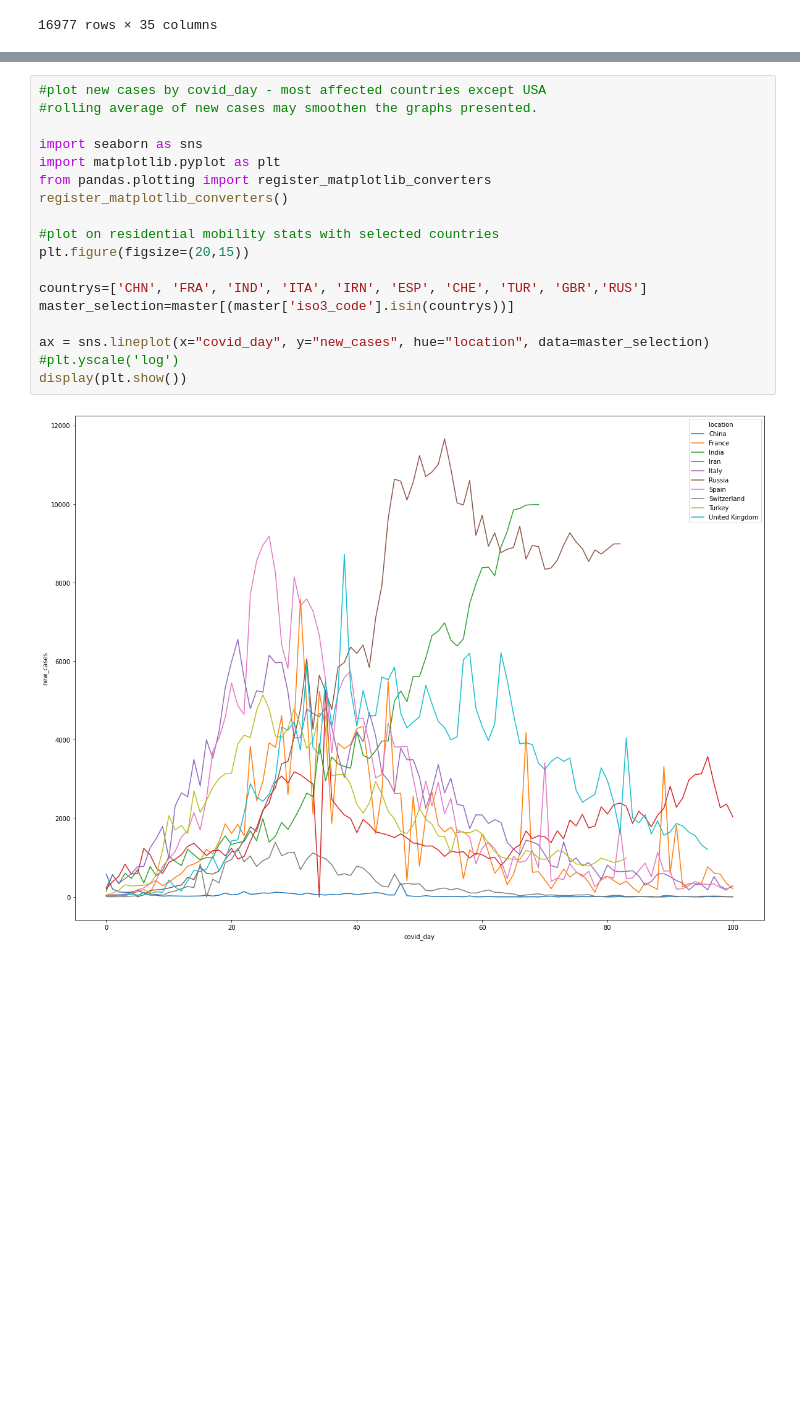
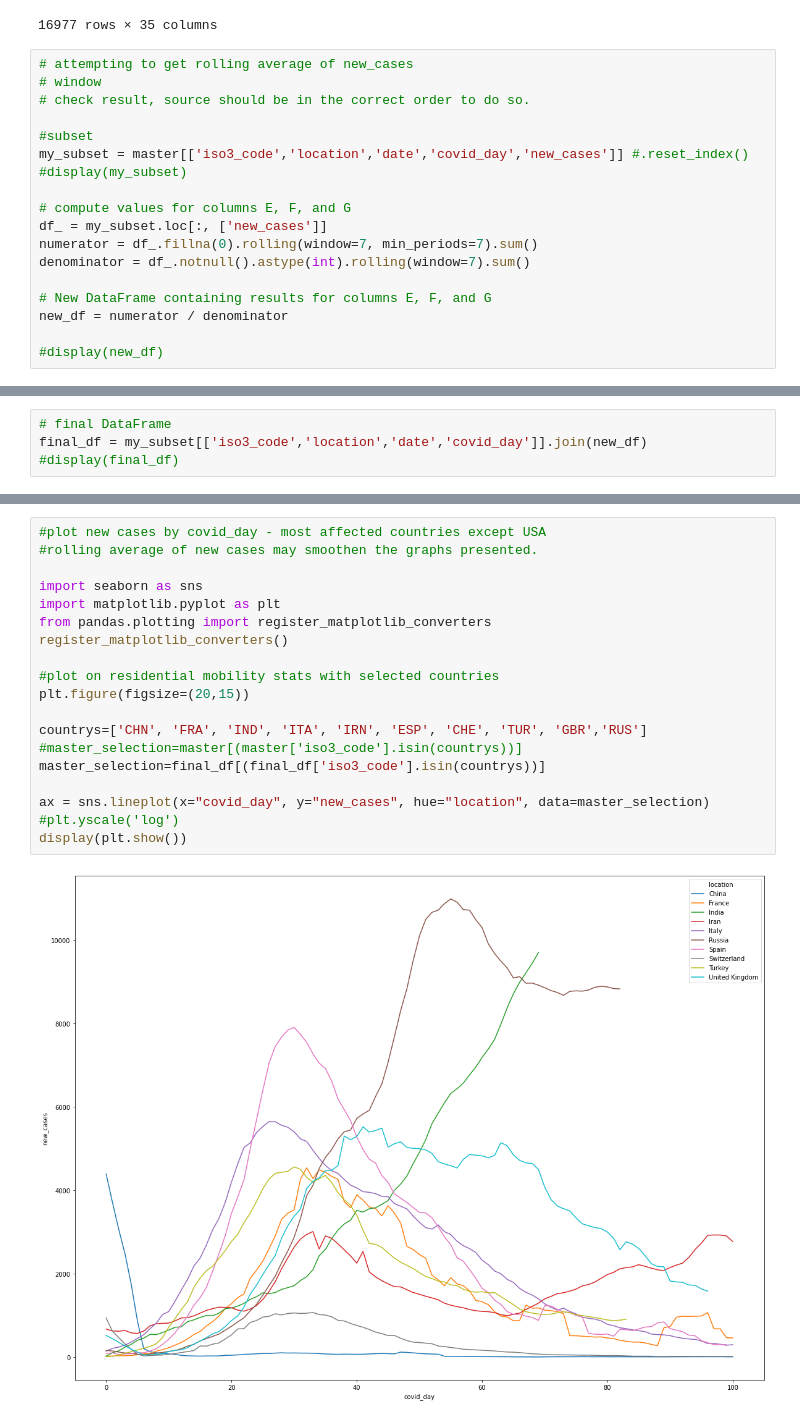
Before and after one commit to OpenConsultingUK/covid19-hackathon, a Jupyter notebook: CovidAnalysis LineCharts.ipynb, the cells around one changed output, grey strips where cells are left out. Saved outputs shown, nothing was run; the diff lists cells and outputs as text; blank space fills up the shorter version.

```diff
--- a/CovidAnalysis LineCharts.ipynb
+++ b/CovidAnalysis LineCharts.ipynb
@@ -99,3 +99,21 @@ master
 | 18349 | ZWE | Africa | Zimbabwe | 2020-06-08 | 282 | 3 | 4 | 0 | ... |
 | 18350 | ZWE | Africa | Zimbabwe | 2020-06-09 | 287 | 5 | 4 | 0 | ... |
 16977 rows × 35 columns
+# %%
+# attempting to get rolling average of new_cases
+# window
+# check result, source should be in the correct order to do so.
+
+#subset
+my_subset = master[['iso3_code','location','date','covid_day','new_cases']] #.reset_index()
+#display(my_subset)
+
+# compute values for columns E, F, and G
+df_ = my_subset.loc[:, ['new_cases']]
+numerator = df_.fillna(0).rolling(window=7, min_periods=7).sum()
+denominator = df_.notnull().astype(int).rolling(window=7).sum()
+
+# New DataFrame containing results for columns E, F, and G
+new_df = numerator / denominator
+
+#display(new_df)
@@ -101,0 +134,4 @@ master
+# %%
+# final DataFrame
+final_df = my_subset[['iso3_code','location','date','covid_day']].join(new_df)
+#display(final_df)
@@ -102,23 +152,24 @@ master
 # %%
 #plot new cases by covid_day - most affected countries except USA
 #rolling average of new cases may smoothen the graphs presented.
 
 import seaborn as sns
 import matplotlib.pyplot as plt
 from pandas.plotting import register_matplotlib_converters
 register_matplotlib_converters()
 
 #plot on residential mobility stats with selected countries
 plt.figure(figsize=(20,15))
 
 countrys=['CHN', 'FRA', 'IND', 'ITA', 'IRN', 'ESP', 'CHE', 'TUR', 'GBR','RUS']
-master_selection=master[(master['iso3_code'].isin(countrys))]
+#master_selection=master[(master['iso3_code'].isin(countrys))]
+master_selection=final_df[(final_df['iso3_code'].isin(countrys))]
 
 ax = sns.lineplot(x="covid_day", y="new_cases", hue="location", data=master_selection)
 #plt.yscale('log')
 display(plt.show())
 # %% [output]
-[figure, old version]
+[figure, new version]
 None
 # %%
 #plot new cases by covid_day - least affected countries
```
Also changed, not shown: parts of 4 cells of this notebook.
